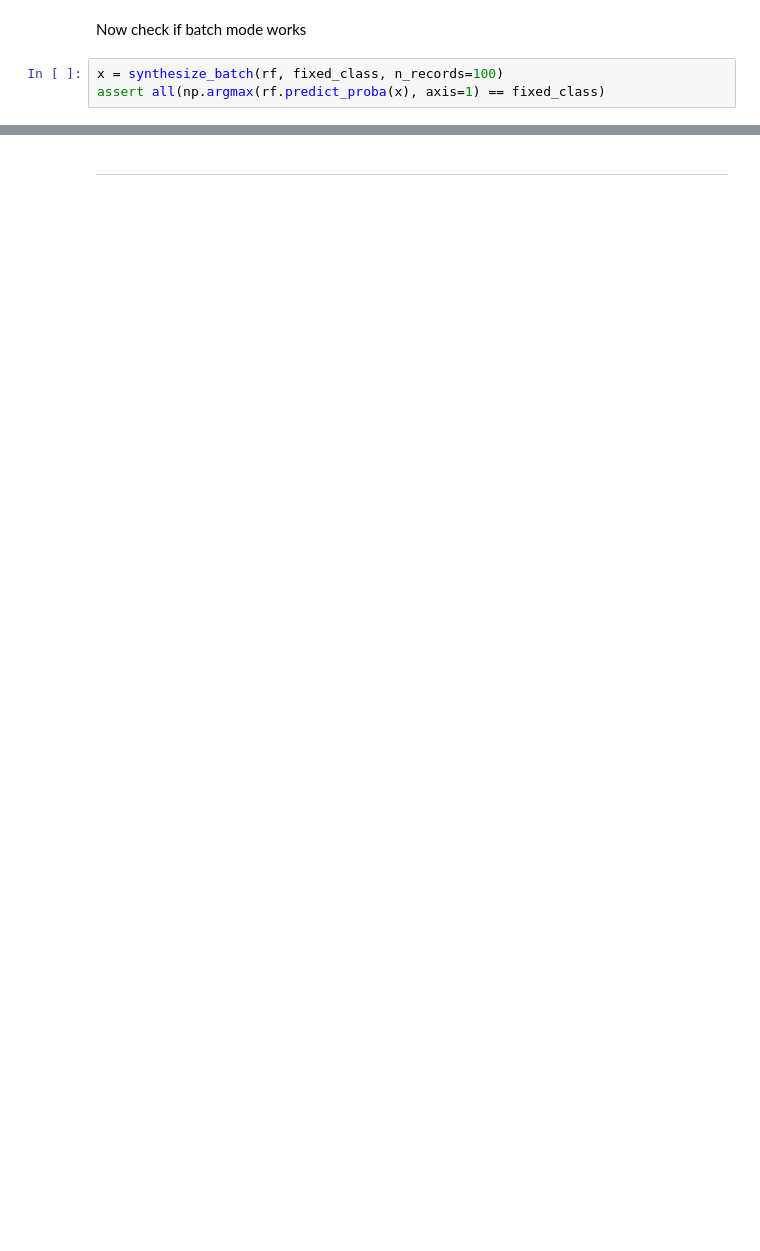
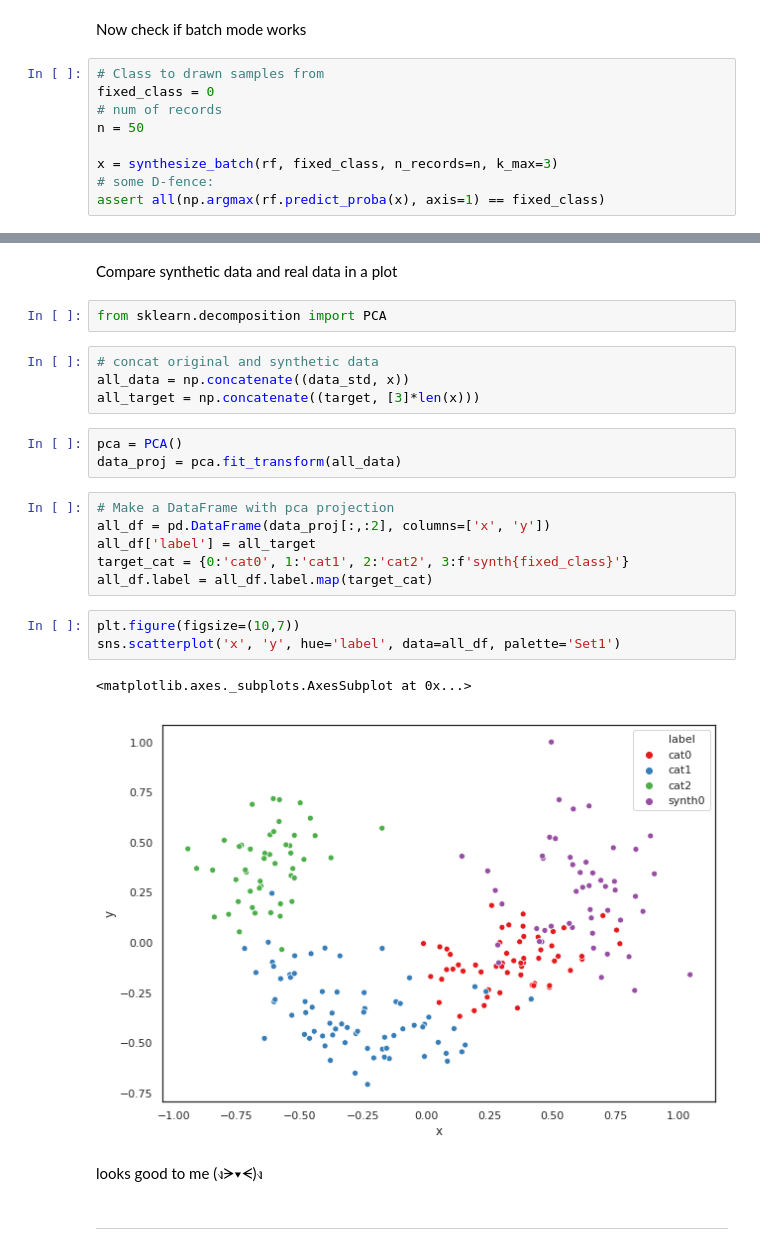
Before and after one commit to BielStela/membership_inference, a Jupyter notebook: notebooks/data_synthesis_playground.ipynb, the cells around one changed output, grey strips where cells are left out. Cells and saved outputs as stored; diff of their text form; blank space fills up the shorter version.

Commit message:
added plot to nb

```diff
--- a/notebooks/data_synthesis_playground.ipynb
+++ b/notebooks/data_synthesis_playground.ipynb
@@ -92,10 +101,41 @@ assert fixed_class == np.argmax(rf.predict_proba(x))
 # %% [markdown]
 Now check if batch mode works
 # %%
-x = synthesize_batch(rf, fixed_class, n_records=100)
+# Class to drawn samples from
+fixed_class = 0
+# num of records
+n = 50
+
+x = synthesize_batch(rf, fixed_class, n_records=n, k_max=3)
+# some D-fence:
 assert all(np.argmax(rf.predict_proba(x), axis=1) == fixed_class)
 # %% [output]
 [interactive output not drawn]
+# %% [markdown]
+Compare synthetic data and real data in a plot
+# %%
+from sklearn.decomposition import PCA
+# %%
+# concat original and synthetic data
+all_data = np.concatenate((data_std, x))
+all_target = np.concatenate((target, [3]*len(x)))
+# %%
+pca = PCA()
+data_proj = pca.fit_transform(all_data)
+# %%
+# Make a DataFrame with pca projection
+all_df = pd.DataFrame(data_proj[:,:2], columns=['x', 'y'])
+all_df['label'] = all_target
+target_cat = {0:'cat0', 1:'cat1', 2:'cat2', 3:f'synth{fixed_class}'}
+all_df.label = all_df.label.map(target_cat)
+# %%
+plt.figure(figsize=(10,7))
+sns.scatterplot('x', 'y', hue='label', data=all_df, palette='Set1')
+# %% [output]
+<matplotlib.axes._subplots.AxesSubplot at 0x...>
+[figure, added]
+# %% [markdown]
+looks good to me (งᗒ▾ᗕ)ง
 # %% [markdown]
 ---
 # %% [markdown]
```
Also changed, not shown: parts of 9 cells of this notebook, 1 other file.
